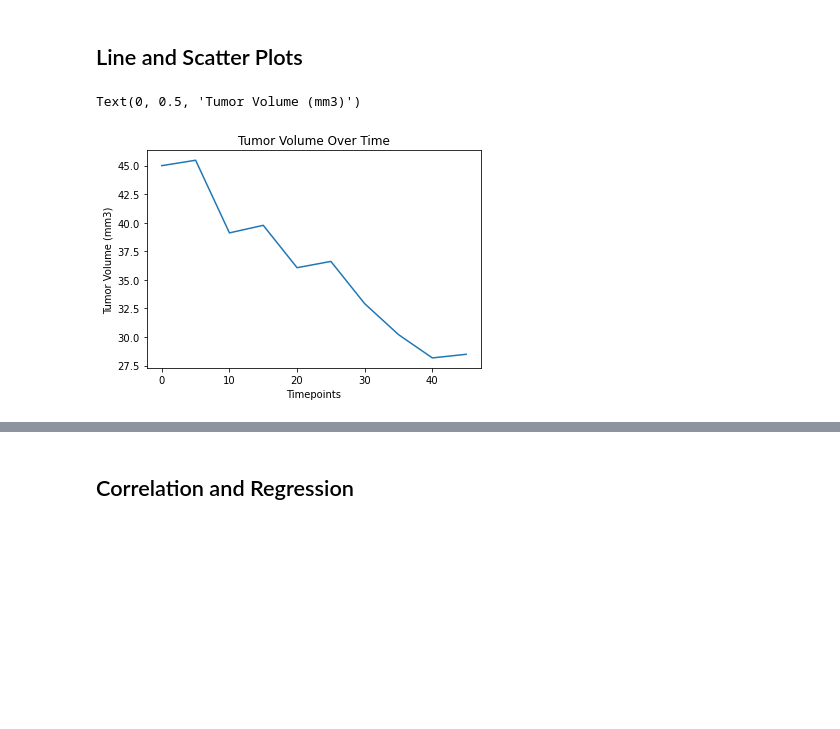
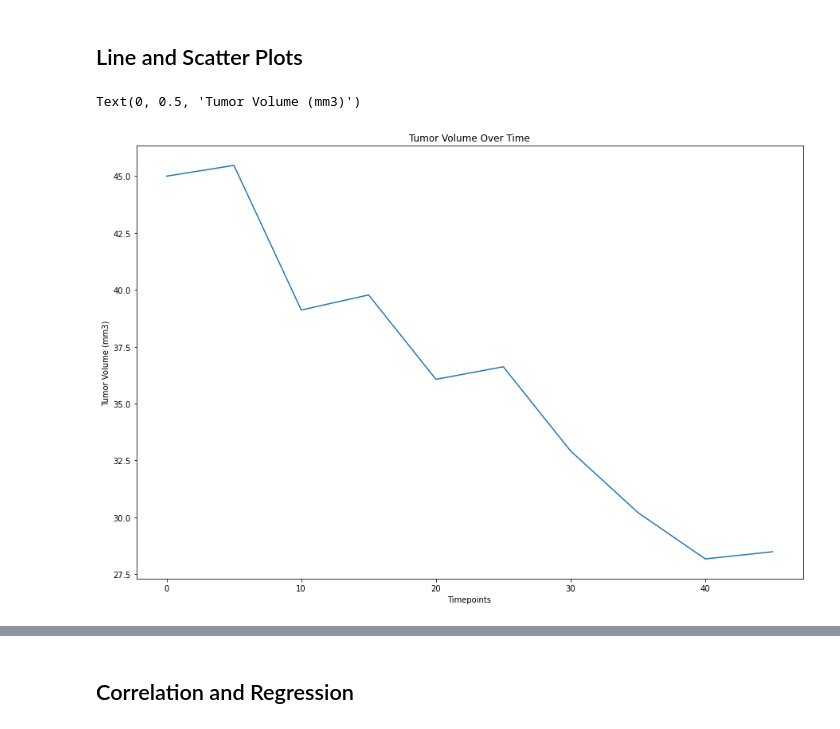
Before and after one commit to Blashford/Matplotlib-Challenge, a Jupyter notebook: main.ipynb, the cells around one changed output, grey strips where cells are left out. Saved outputs shown, nothing was run; the diff lists cells and outputs as text; code cells hidden in the pictures; blank space fills up the shorter version.

```diff
--- a/main.ipynb
+++ b/main.ipynb
@@ -298,15 +326,21 @@ plt.xticks([1,2,3,4], treats, rotation = "vertical")
 # %% [markdown]
 ## Line and Scatter Plots
 # %%
-# Generate a line plot of tumor volume vs. time point for a mouse treated with Capomulin
+# Now we want to look at the tumor volume over time of a single mouse
+# Let's grab a mouse by its ID
 capoline = clean.loc[(clean["Mouse ID"] == "x401"),:]
+
+# We want our x axis to be our timepoints so we can see it easier, and store the mouse's tumor volume on our y axis
 x_axis = capoline["Timepoint"]
 y_axis = capoline["Tumor Volume (mm3)"]
+
+# Then we plot it out and change the labels and size
+plt.figure(figsize=(15,10))
 plt.plot(x_axis, y_axis)
 plt.title("Tumor Volume Over Time")
 plt.xlabel("Timepoints")
 plt.ylabel("Tumor Volume (mm3)")
 # %% [output]
 Text(0, 0.5, 'Tumor Volume (mm3)')
-[figure, old version]
+[figure, new version]
 # %%
```
Also changed, not shown: parts of 21 cells of this notebook.
